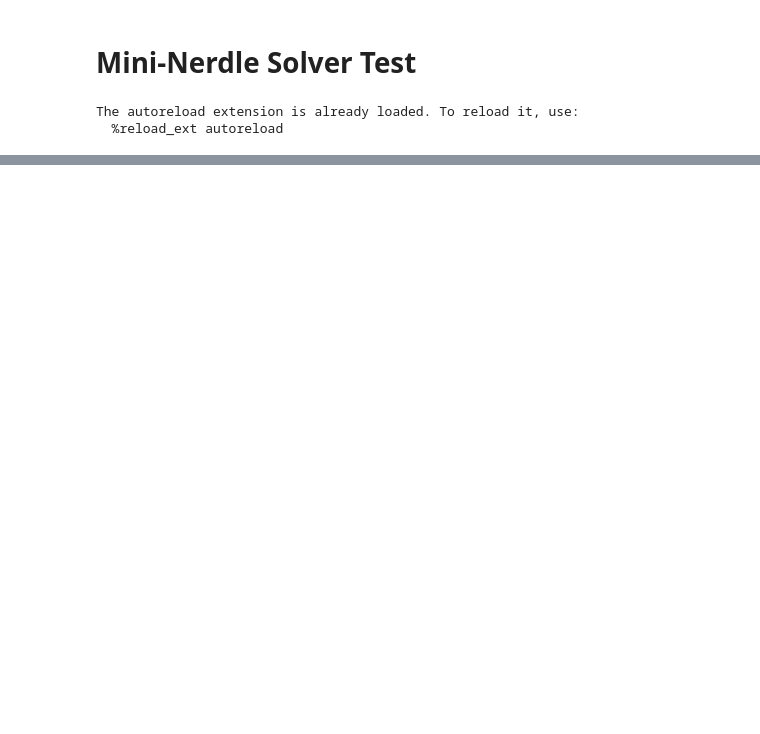
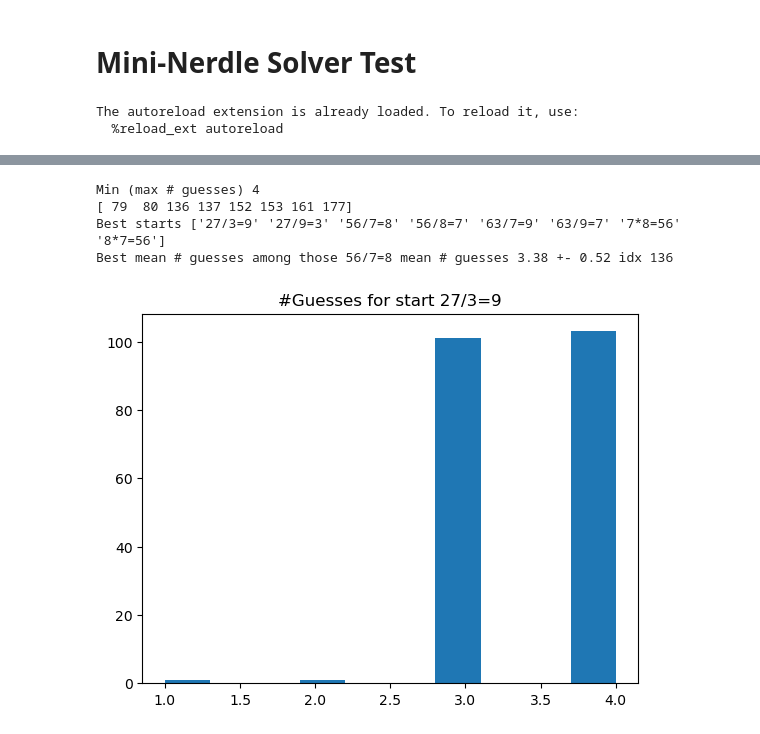
Before and after one commit to orenlivne/nerdle-solver, a Jupyter notebook: mini_nerdle_test.ipynb, the cells around one changed output, grey strips where cells are left out. Cells and saved outputs as stored; diff of their text form; code cells hidden in the pictures; blank space fills up the shorter version.

```diff
--- a/mini_nerdle_test.ipynb
+++ b/mini_nerdle_test.ipynb
@@ -82,0 +71,25 @@ re.split('\+|-|\*|\/', x[0])
+# %%
+worst_num_guesses = np.max(num_guesses, axis=1)
+print("Min (max # guesses)", min(worst_num_guesses))
+idx = np.where(worst_num_guesses == min(worst_num_guesses))[0]
+print(idx)
+best_starts = np.array(solver_data.answers)[idx]
+print("Best starts", best_starts)
+mean_best = np.mean(num_guesses[idx], axis=1)
+mean_best_argmin = np.argmin(mean_best)
+print("Best mean # guesses among those {} mean # guesses {:.2f} +- {:.2f} idx {}".format(
+    solver_data.answers[idx[mean_best_argmin]], mean_best[mean_best_argmin], np.std(num_guesses[idx[mean_best_argmin]]),
+    idx[mean_best_argmin]))
+# %% [output]
+Min (max # guesses) 4
+[ 79  80 136 137 152 153 161 177]
+Best starts ['27/3=9' '27/9=3' '56/7=8' '56/8=7' '63/7=9' '63/9=7' '7*8=56' '8*7=56']
+Best mean # guesses among those 56/7=8 mean # guesses 3.38 +- 0.52 idx 136
+# %%
+# Every initial guess' distribution of #guesses has to have a single "1" value.
+start = best_starts[0]
+n = np.array([len(nerdle.NerdleSolver(solver_data).solve(answer, initial_guess=start)[1]) for answer in solver_data.answers])
+plt.hist(n);
+plt.title("#Guesses for start {}".format(start));
+# %% [output]
+[figure, added]
```
Also changed, not shown: parts of 13 cells of this notebook, 2 other files.
